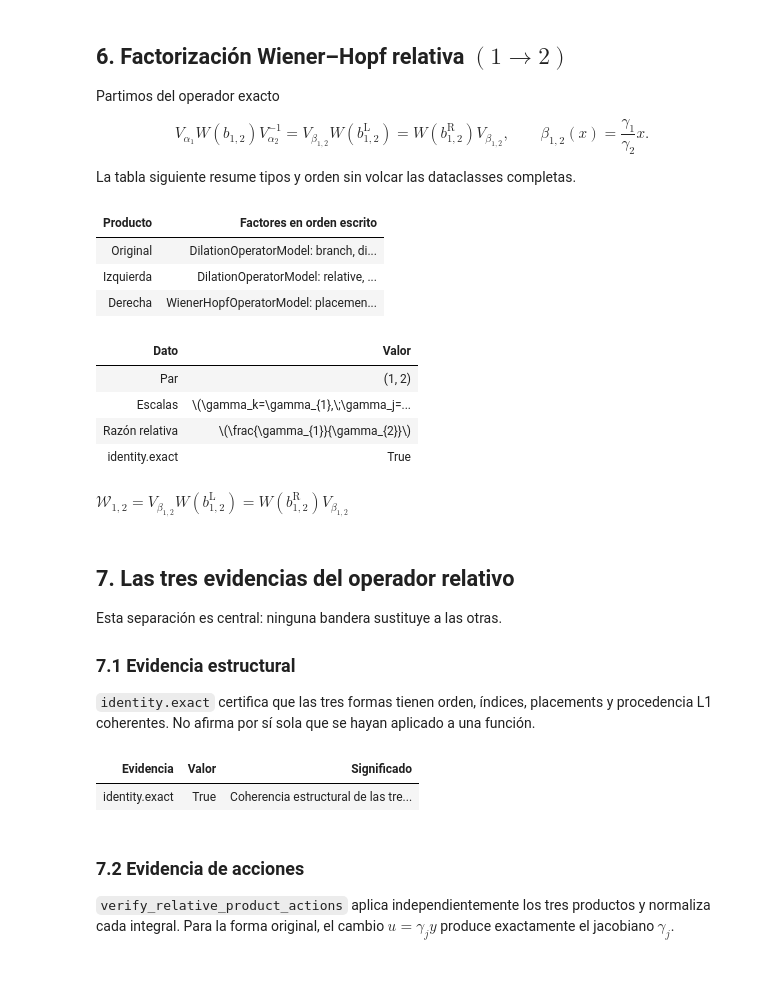
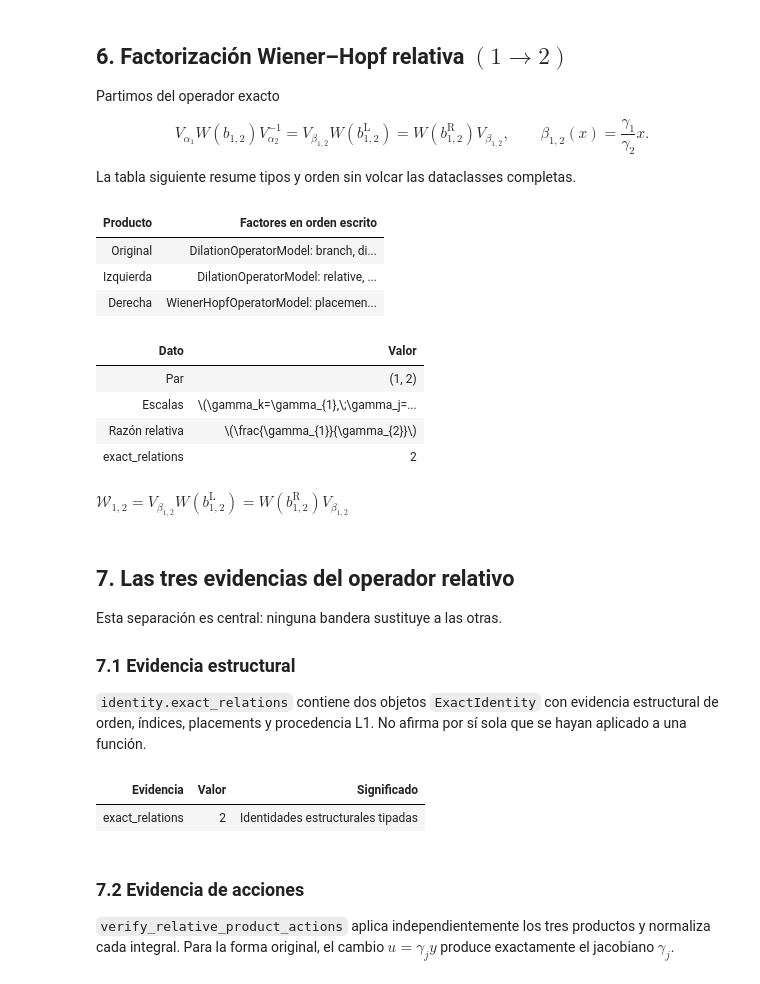
Before and after one commit to EnriqueDiazO/symbolic-operator-calculus, a Jupyter notebook: notebooks/thesis_symbolic_operator_calculus_guide.ipynb, the cells around one changed output. Cells and saved outputs as stored; diff of their text form; code cells hidden in the pictures.

```diff
--- a/notebooks/thesis_symbolic_operator_calculus_guide.ipynb
+++ b/notebooks/thesis_symbolic_operator_calculus_guide.ipynb
@@ -292,11 +302,11 @@ tabla(
         ("Par", f"({model12.k}, {model12.j})"),
         ("Escalas", rf"\(\gamma_k={sp.latex(model12.gamma_k)},\;\gamma_j={sp.latex(model12.gamma_j)}\)"),
         ("Razón relativa", rf"\({sp.latex(model12.relative_scale)}\)"),
-        ("identity.exact", identity12.exact),
+        ("exact_relations", len(identity12.exact_relations)),
     ),
 )
 display(Math(relative12_by_key["exact_identity"].latex))
-assert identity12.exact is True
+assert len(identity12.exact_relations) == 2
 # %% [output]
 | Producto | Factores en orden escrito |
 | Original | DilationOperatorModel: branch, di... |
@@ -306,7 +316,7 @@ assert identity12.exact is True
 | Par | (1, 2) |
 | Escalas | \(\gamma_k=\gamma_{1},\;\gamma_j=... |
 | Razón relativa | \(\frac{\gamma_{1}}{\gamma_{2}}\) |
-| identity.exact | True |
+| exact_relations | 2 |
 $\displaystyle \mathcal W_{1,2}=V_{\beta_{1,2}}W\!\left(b_{1,2}^{\mathrm L}\right)=W\!\left(b_{1,2}^{\mathrm R}\right)V_{\beta_{1,2}}$
 # %% [markdown]
 <a id="sec-evidencias"></a>
@@ -316,16 +326,16 @@ Esta separación es central: ninguna bandera sustituye a las otras.
 
 ### 7.1 Evidencia estructural
 
-`identity.exact` certifica que las tres formas tienen orden, índices, placements y procedencia L1 coherentes. No afirma por sí sola que se hayan aplicado a una función.
+`identity.exact_relations` contiene dos objetos `ExactIdentity` con evidencia estructural de orden, índices, placements y procedencia L1. No afirma por sí sola que se hayan aplicado a una función.
 # %%
 tabla(
     ("Evidencia", "Valor", "Significado"),
-    (("identity.exact", identity12.exact, "Coherencia estructural de las tres formas"),),
+    (("exact_relations", len(identity12.exact_relations), "Identidades estructurales tipadas"),),
 )
-assert identity12.exact is True
+assert len(identity12.exact_relations) == 2
 # %% [output]
 | Evidencia | Valor | Significado |
-| identity.exact | True | Coherencia estructural de las tre... |
+| exact_relations | 2 | Identidades estructurales tipadas |
 # %% [markdown]
 <a id="sec-actions-evidence"></a>
 ### 7.2 Evidencia de acciones
```
Also changed, not shown: parts of 6 cells of this notebook, 35 other files.
